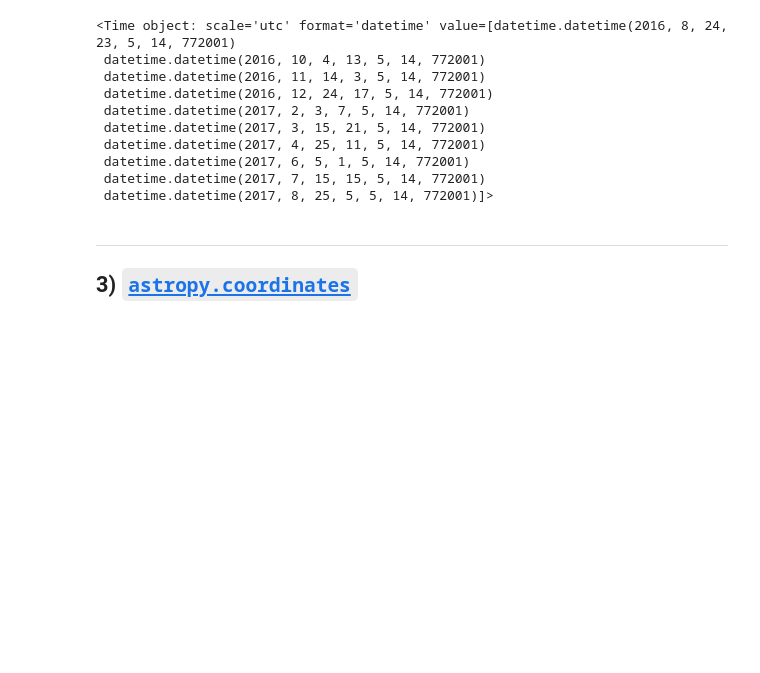
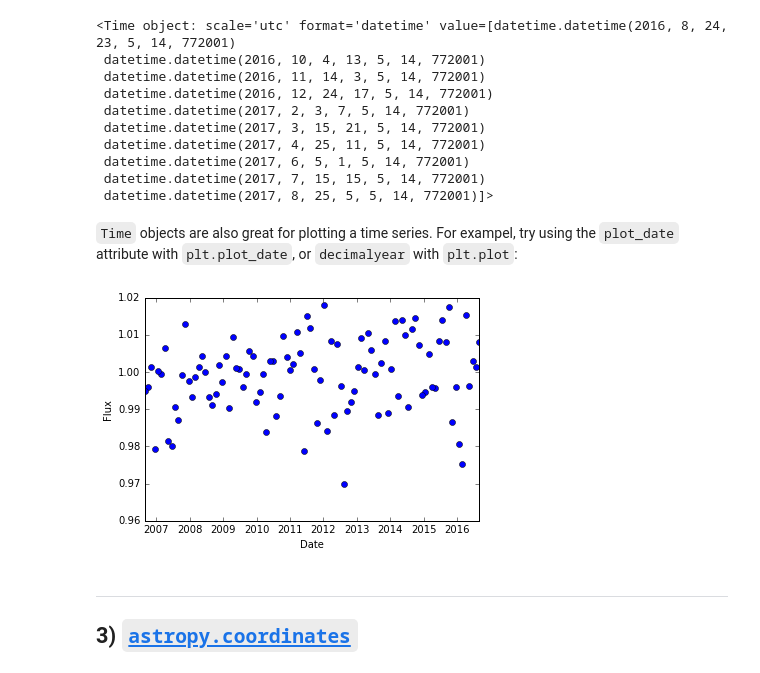
Before and after one commit to bmorris3/2016_astro_bootcamp, a Jupyter notebook: intro_to_astropy.ipynb, the cells around one changed output. Cells and saved outputs as stored; diff of their text form; code cells hidden in the pictures; blank space fills up the shorter version.

```diff
--- a/intro_to_astropy.ipynb
+++ b/intro_to_astropy.ipynb
@@ -182,6 +182,21 @@ Time.now() + np.linspace(0, 1, 10)*u.year
  datetime.datetime(2017, 6, 5, 1, 5, 14, 772001)
  datetime.datetime(2017, 7, 15, 15, 5, 14, 772001)
  datetime.datetime(2017, 8, 25, 5, 5, 14, 772001)]>
+# %% [markdown]
+`Time` objects are also great for plotting a time series. For exampel, try using the `plot_date` attribute with `plt.plot_date`, or `decimalyear` with `plt.plot`:
+# %%
+%matplotlib inline
+import matplotlib.pyplot as plt
+
+times = Time.now() - np.linspace(0, 10, 100) * u.year
+fluxes = 0.01 * np.random.randn(len(times)) + 1
+
+plt.plot_date(times.plot_date, fluxes)
+plt.xlabel('Date')
+plt.ylabel('Flux')
+plt.show()
+# %% [output]
+[figure, added]
 # %% [markdown]
 ***
 
```
Also changed, not shown: parts of 12 cells of this notebook, 1 other file.
